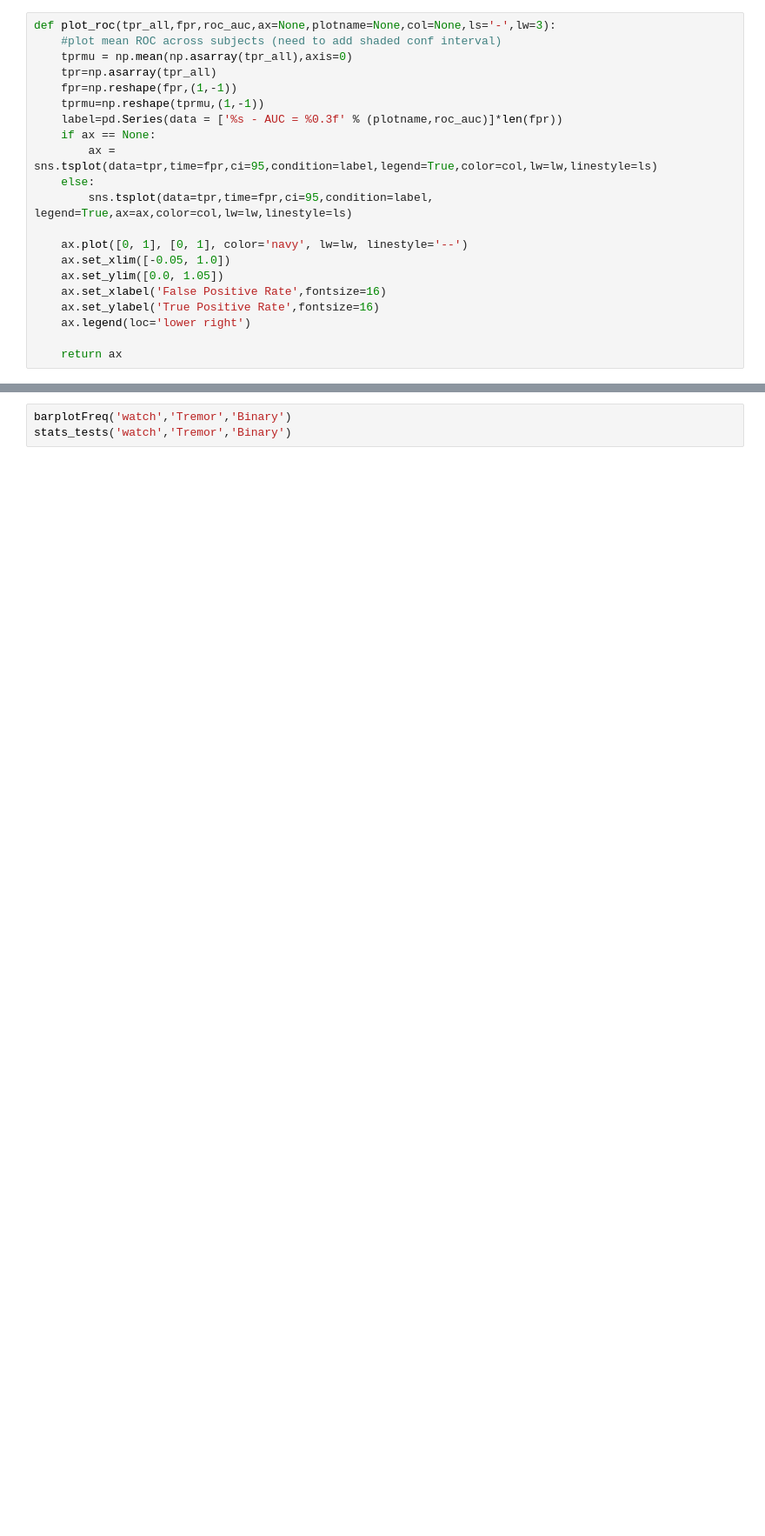
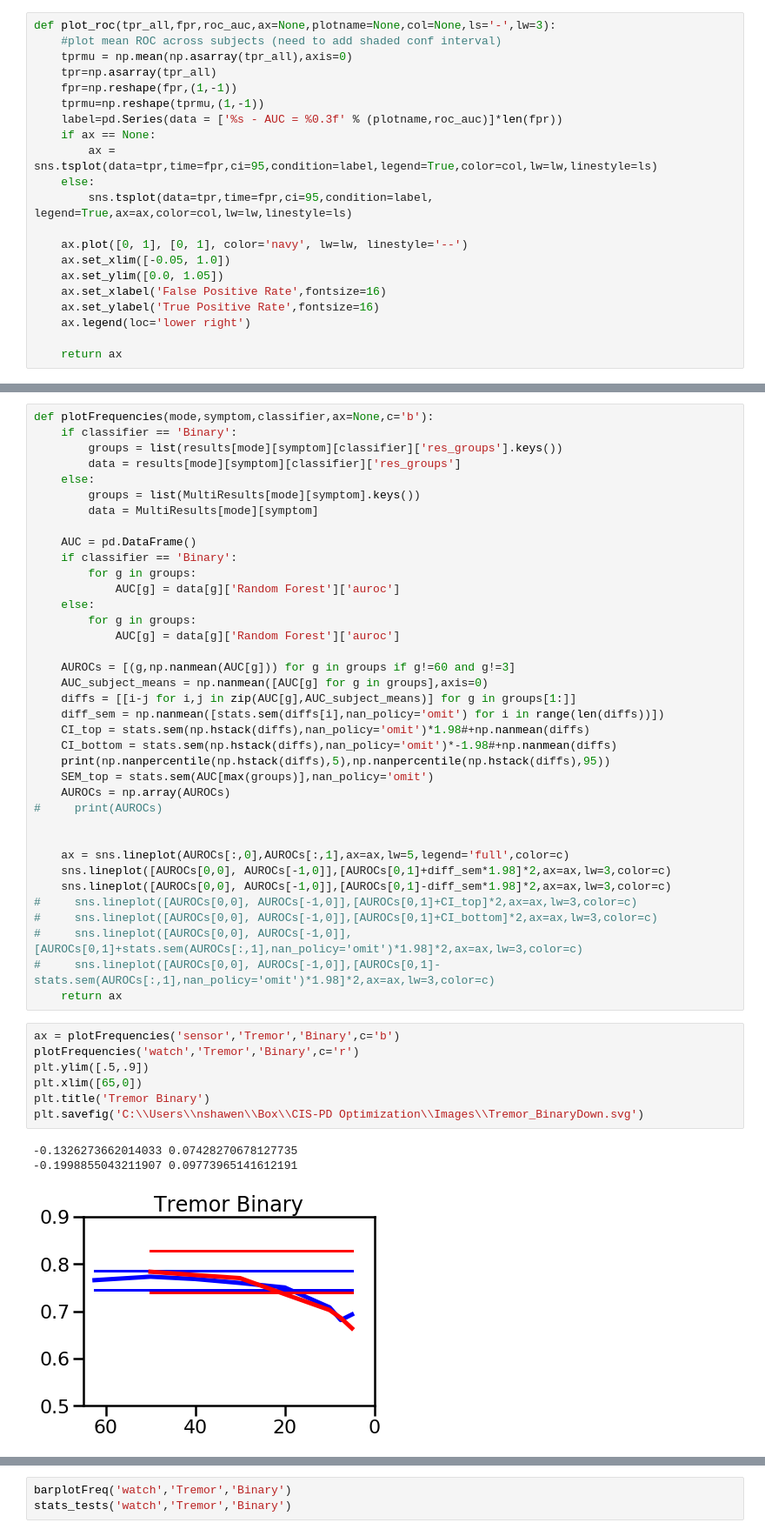
Before and after one commit to nshawen/CIS-PD-Optimization, a Jupyter notebook: Downsampling Analysis.ipynb, the cells around one changed output, grey strips where cells are left out. Shown at 87% size. Drawn from its saved outputs; the diff is of its cells as text; blank space fills up the shorter version.

```diff
--- a/Downsampling Analysis.ipynb
+++ b/Downsampling Analysis.ipynb
@@ -370 +449,49 @@ results = pickle.load(f)
 f.close()
+# %%
+def plotFrequencies(mode,symptom,classifier,ax=None,c='b'):
+    if classifier == 'Binary':
+        groups = list(results[mode][symptom][classifier]['res_groups'].keys())
+        data = results[mode][symptom][classifier]['res_groups']
+    else:
+        groups = list(MultiResults[mode][symptom].keys())
+        data = MultiResults[mode][symptom]
+
+    AUC = pd.DataFrame()
+    if classifier == 'Binary':
+        for g in groups:
+            AUC[g] = data[g]['Random Forest']['auroc']
+    else:
+        for g in groups:
+            AUC[g] = data[g]['Random Forest']['auroc']
+
+    AUROCs = [(g,np.nanmean(AUC[g])) for g in groups if g!=60 and g!=3]
+    AUC_subject_means = np.nanmean([AUC[g] for g in groups],axis=0)
+    diffs = [[i-j for i,j in zip(AUC[g],AUC_subject_means)] for g in groups[1:]]
+    diff_sem = np.nanmean([stats.sem(diffs[i],nan_policy='omit') for i in range(len(diffs))])
+    CI_top = stats.sem(np.hstack(diffs),nan_policy='omit')*1.98#+np.nanmean(diffs)
+    CI_bottom = stats.sem(np.hstack(diffs),nan_policy='omit')*-1.98#+np.nanmean(diffs)
+    print(np.nanpercentile(np.hstack(diffs),5),np.nanpercentile(np.hstack(diffs),95))
+    SEM_top = stats.sem(AUC[max(groups)],nan_policy='omit')
+    AUROCs = np.array(AUROCs)
+#     print(AUROCs)
+
+
+    ax = sns.lineplot(AUROCs[:,0],AUROCs[:,1],ax=ax,lw=5,legend='full',color=c)
+    sns.lineplot([AUROCs[0,0], AUROCs[-1,0]],[AUROCs[0,1]+diff_sem*1.98]*2,ax=ax,lw=3,color=c)
+    sns.lineplot([AUROCs[0,0], AUROCs[-1,0]],[AUROCs[0,1]-diff_sem*1.98]*2,ax=ax,lw=3,color=c)
+#     sns.lineplot([AUROCs[0,0], AUROCs[-1,0]],[AUROCs[0,1]+CI_top]*2,ax=ax,lw=3,color=c)
+#     sns.lineplot([AUROCs[0,0], AUROCs[-1,0]],[AUROCs[0,1]+CI_bottom]*2,ax=ax,lw=3,color=c)
+#     sns.lineplot([AUROCs[0,0], AUROCs[-1,0]],[AUROCs[0,1]+stats.sem(AUROCs[:,1],nan_policy='omit')*1.98]*2,ax=ax,lw=3,color=c)
+#     sns.lineplot([AUROCs[0,0], AUROCs[-1,0]],[AUROCs[0,1]-stats.sem(AUROCs[:,1],nan_policy='omit')*1.98]*2,ax=ax,lw=3,color=c)
+    return ax
+# %%
+ax = plotFrequencies('sensor','Tremor','Binary',c='b')
+plotFrequencies('watch','Tremor','Binary',c='r')
+plt.ylim([.5,.9])
+plt.xlim([65,0])
+plt.title('Tremor Binary')
+plt.savefig('C:\\Users\\nshawen\\Box\\CIS-PD Optimization\\Images\\Tremor_BinaryDown.svg')
+# %% [output]
+-0.1326273662014033 0.07428270678127735
+-0.1998855043211907 0.09773965141612191
+[figure, added]
```
Also changed, not shown: parts of 25 cells of this notebook.
